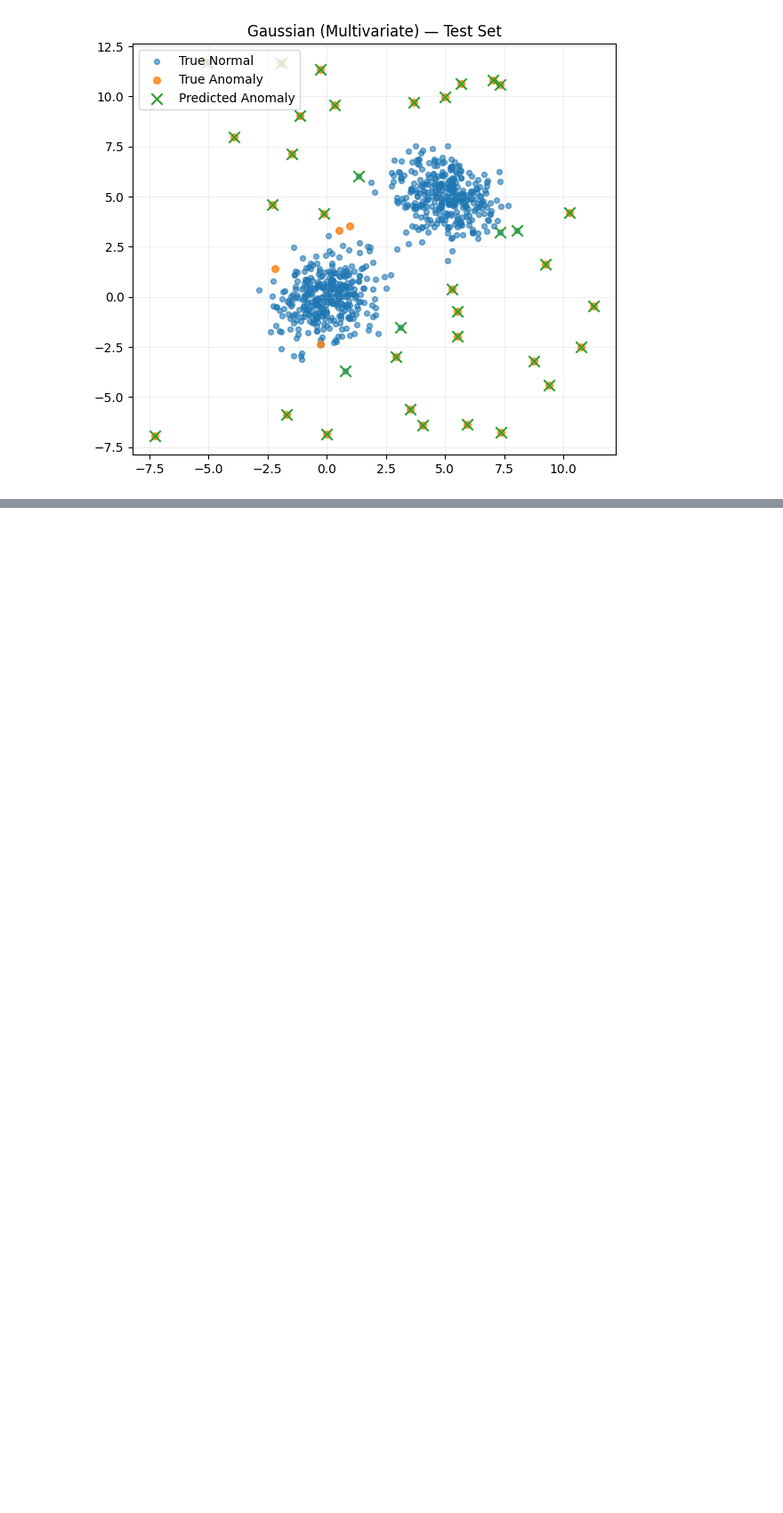
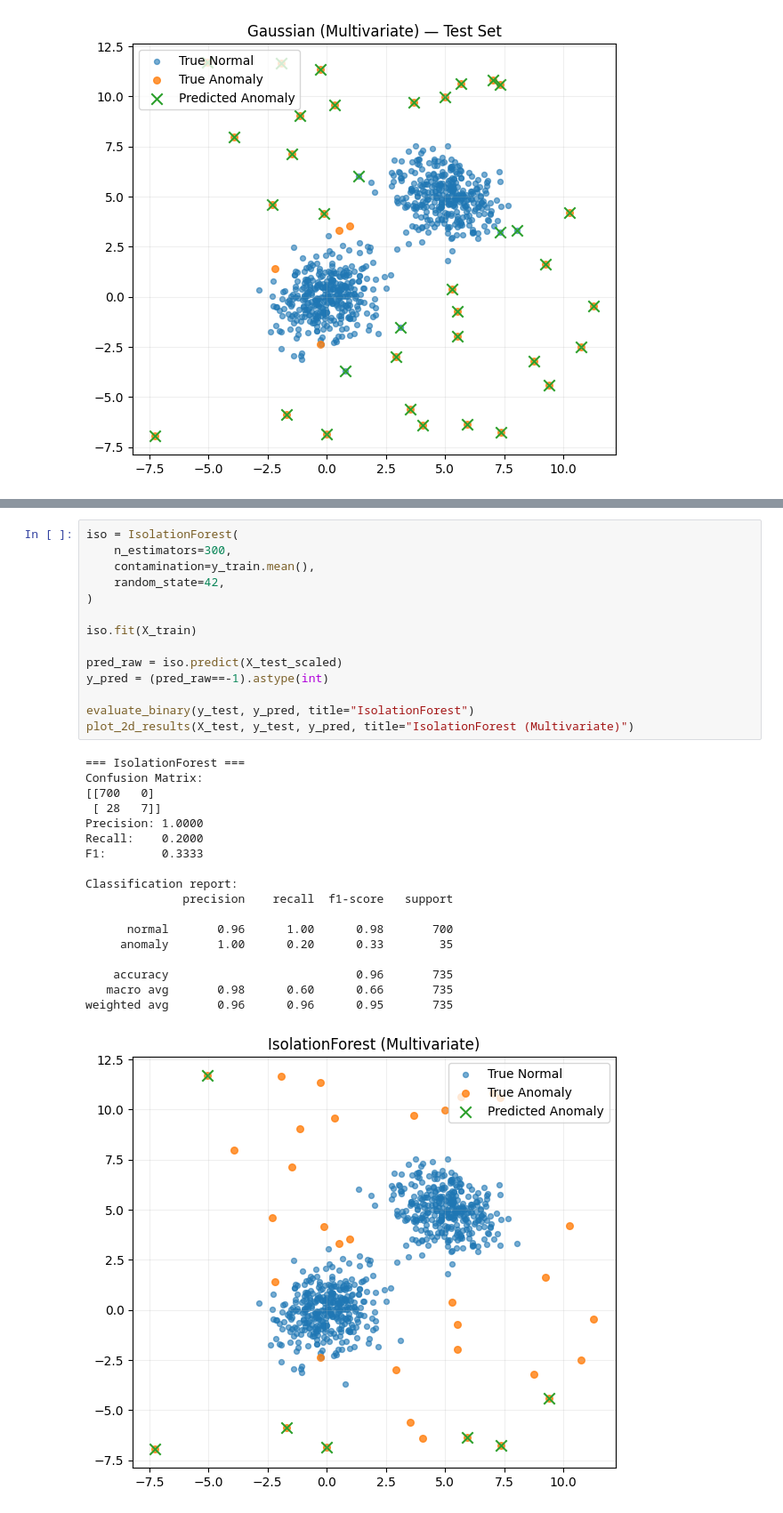
Before and after one commit to baldzhiyski/data-science-machine-learning-training, a Jupyter notebook: scikit-learn-course/unsupervised-learning/anomaly-detection.ipynb, the cells around one changed output, grey strips where cells are left out. Shown at 89% size. Saved outputs shown, nothing was run; the diff lists cells and outputs as text; blank space fills up the shorter version.

Commit message:
Implementation of Isolation Forest Alg

```diff
--- a/scikit-learn-course/unsupervised-learning/anomaly-detection.ipynb
+++ b/scikit-learn-course/unsupervised-learning/anomaly-detection.ipynb
@@ -224,0 +243,33 @@ weighted avg       0.99      0.99      0.99       735
+# %%
+iso = IsolationForest(
+    n_estimators=300,
+    contamination=y_train.mean(),
+    random_state=42,
+)
+
+iso.fit(X_train)
+
+pred_raw = iso.predict(X_test_scaled)
+y_pred = (pred_raw==-1).astype(int)
+
+evaluate_binary(y_test, y_pred, title="IsolationForest")
+plot_2d_results(X_test, y_test, y_pred, title="IsolationForest (Multivariate)")
+# %% [output]
+=== IsolationForest ===
+Confusion Matrix:
+[[700   0]
+ [ 28   7]]
+Precision: 1.0000
+Recall:    0.2000
+F1:        0.3333
+
+Classification report:
+              precision    recall  f1-score   support
+
+      normal       0.96      1.00      0.98       700
+     anomaly       1.00      0.20      0.33        35
+
+    accuracy                           0.96       735
+   macro avg       0.98      0.60      0.66       735
+weighted avg       0.96      0.96      0.95       735
+[figure, added]
```
Also changed, not shown: parts of 1 cell of this notebook.
